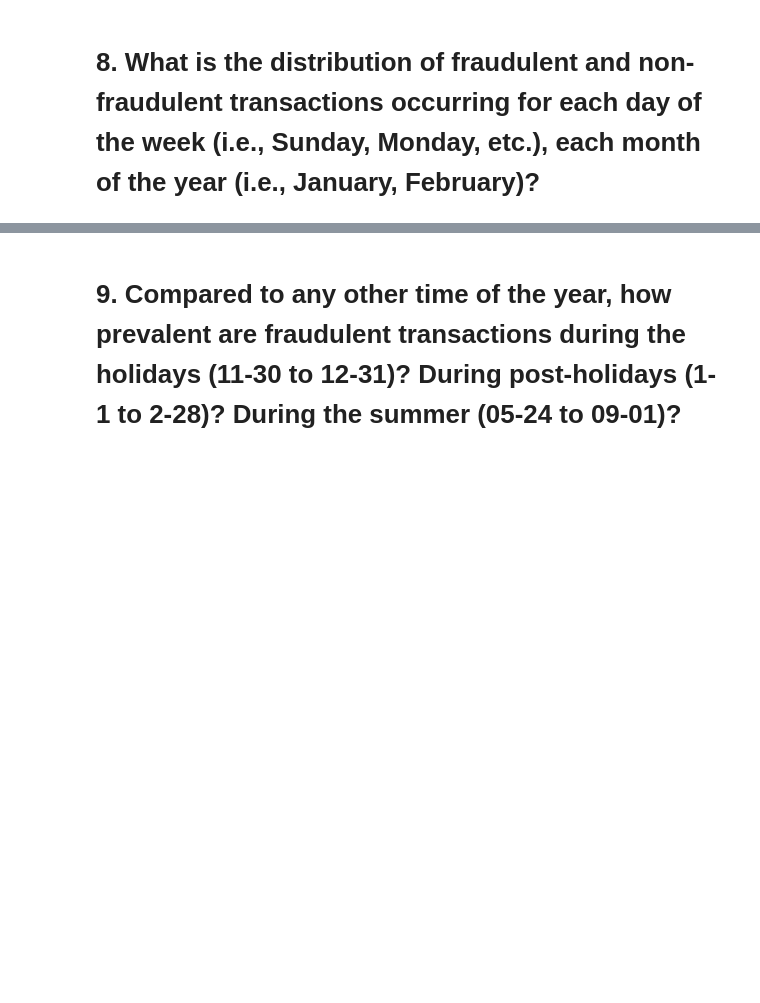
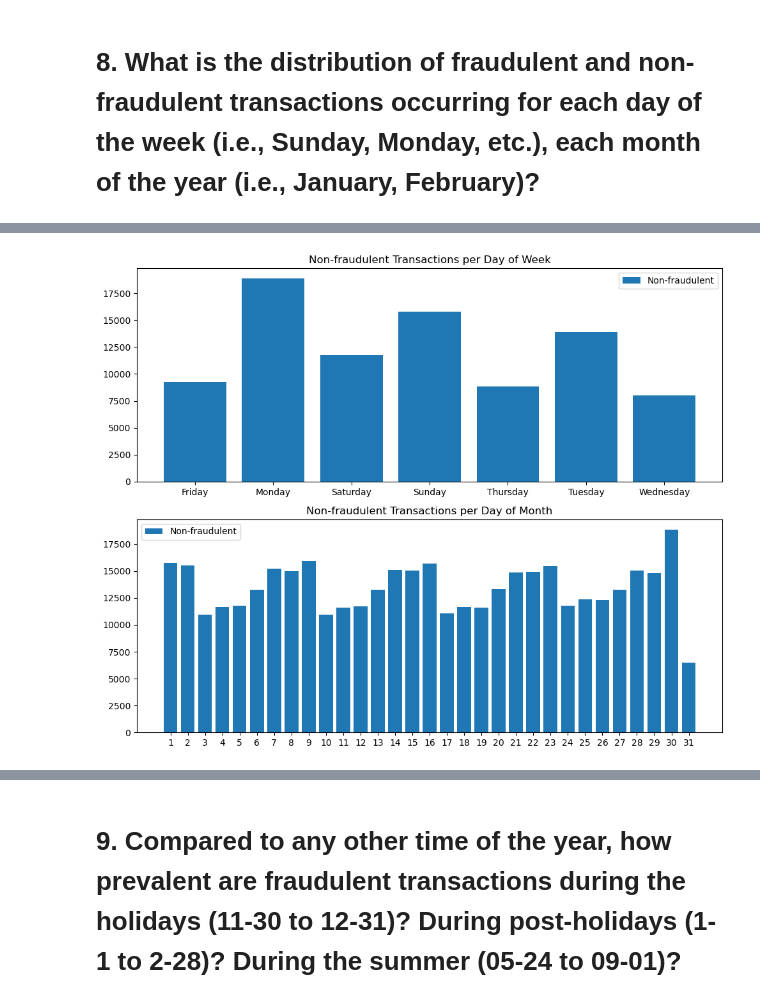
Before and after one commit to DMODPevahouse/ai_enabled_system, a Jupyter notebook: FraudDetection/exploratory_analysis.ipynb, the cells around one changed output, grey strips where cells are left out. Cells and saved outputs as stored; diff of their text form; code cells hidden in the pictures; blank space fills up the shorter version.

Commit message:
checkpoint of Fraud detection

```diff
--- a/FraudDetection/exploratory_analysis.ipynb
+++ b/FraudDetection/exploratory_analysis.ipynb
@@ -434,3 +434,8 @@ state    -0.000252 -0.042611  1.000000 -0.111386
 zip      -0.002410  0.076487 -0.111386  1.000000
 # %% [markdown]
 # 8. What is the distribution of fraudulent and non-fraudulent transactions occurring for each day of the week (i.e., Sunday, Monday, etc.), each month of the year (i.e., January, February)?
+# %%
+df_days = df.copy()
+df_days['trans_date_trans_time'] = pd.to_datetime(df_days['trans_date_trans_time'])
+df_days['day_of_week'] = df_days['trans_date_trans_time'].dt.day_name()
+df_days['day_of_month'] = df_days['trans_date_trans_time'].dt.day
@@ -436,0 +458,27 @@ zip      -0.002410  0.076487 -0.111386  1.000000
+# %%
+
+# Count the number of fraudulent and non-fraudulent transactions per day
+fraud_transactions = df_days[df_days['is_fraud'] == 1].groupby(['day_of_week', 'day_of_month']).size().reset_index(name='fraud_count')
+non_fraud_transactions = df_days[df_days['is_fraud'] == 0].groupby(['day_of_week', 'day_of_month']).size().reset_index(name='non_fraud_count')
+
+# Merge the two dataframes on 'day_of_week' and 'day_of_month'
+merged_df = fraud_transactions.merge(non_fraud_transactions, on=['day_of_week', 'day_of_month'], suffixes=('_fraud', '_non_fraud'))
+# %%
+fig, ax = plt.subplots(2, 1, figsize=(10, 8))
+
+ax[0].bar(merged_df['day_of_week'], merged_df['non_fraud_count'], label='Non-fraudulent')
+ax[0].set_title('Non-fraudulent Transactions per Day of Week')
+ax[0].set_xticks(range(7))
+ax[0].set_xticklabels(merged_df['day_of_week'].unique())
+ax[0].legend()
+
+ax[1].bar(merged_df['day_of_month'], merged_df['non_fraud_count'], label='Non-fraudulent')
+ax[1].set_title('Non-fraudulent Transactions per Day of Month')
+ax[1].set_xticks(range(1, 32))
+ax[1].set_xticklabels(merged_df['day_of_month'].unique())
+ax[1].legend()
+
+plt.tight_layout()
+plt.show()
+# %% [output]
+[figure, added]
```
Also changed, not shown: parts of 4 cells of this notebook.
